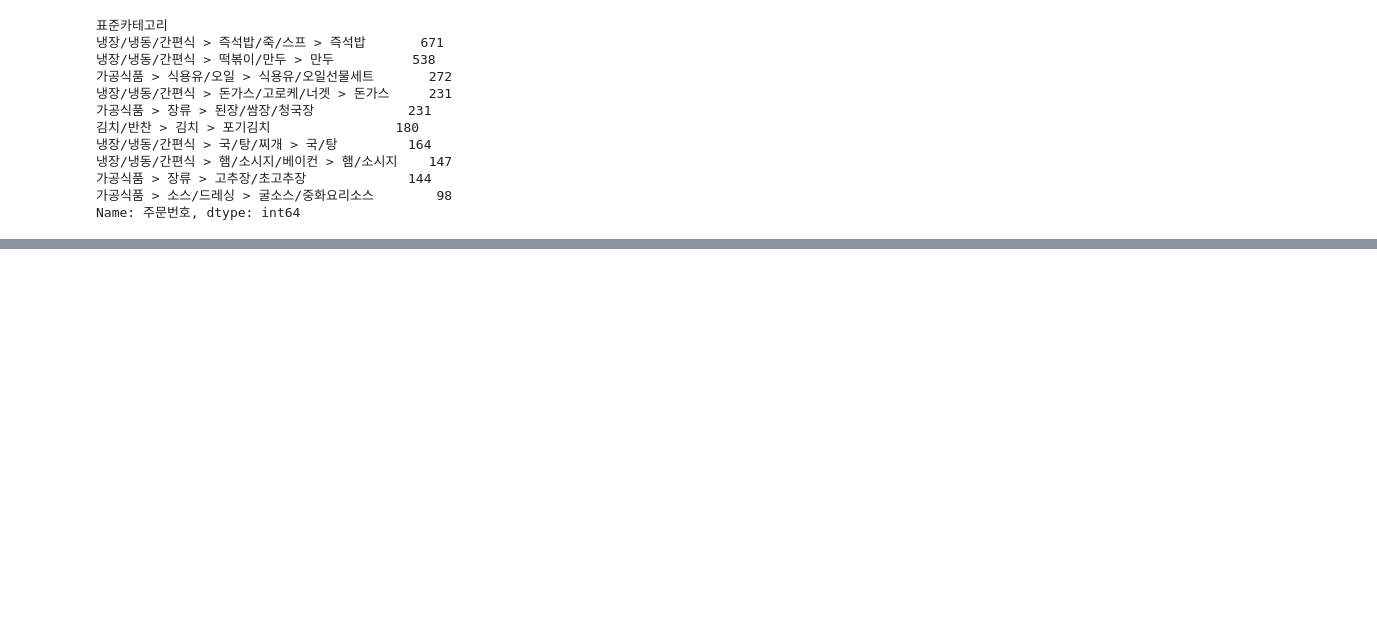
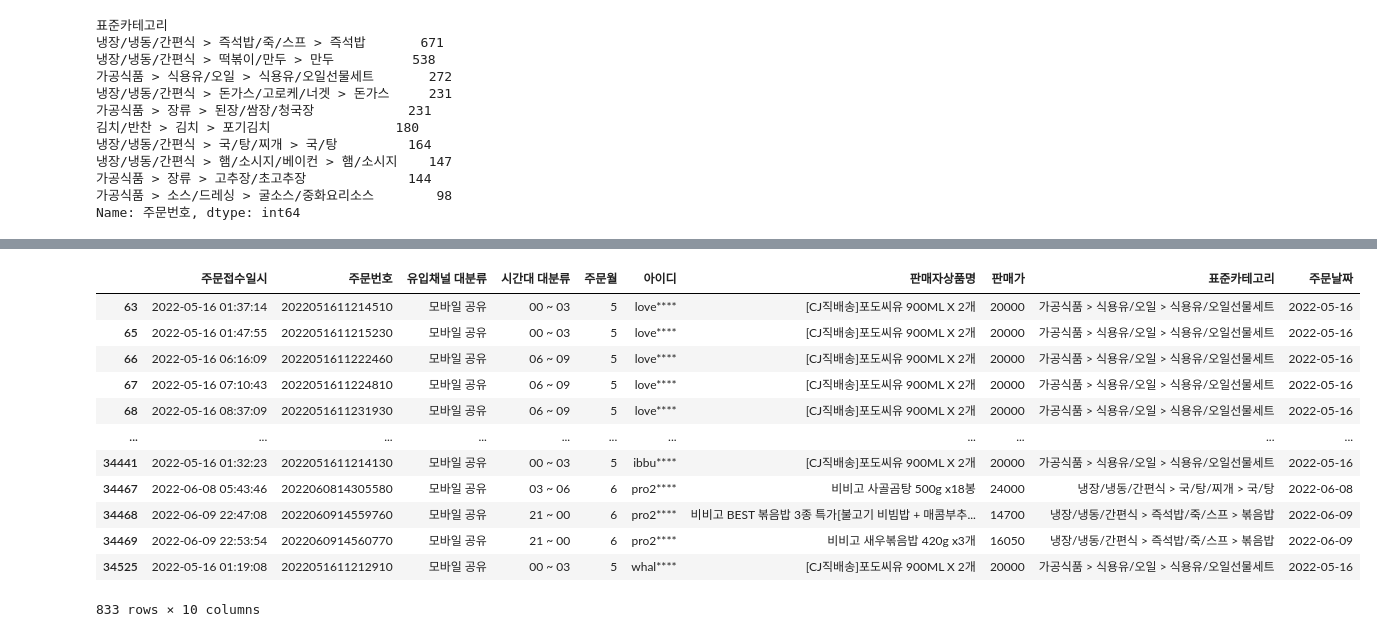
Before and after one commit to habbang8838/BDAA_treasure_in_data, a Jupyter notebook: 회원별_월별_분석_김유진.ipynb, the cells around one changed output, grey strips where cells are left out. Cells and saved outputs as stored; diff of their text form; code cells hidden in the pictures; blank space fills up the shorter version.

```diff
--- a/회원별_월별_분석_김유진.ipynb
+++ b/회원별_월별_분석_김유진.ipynb
@@ -793,0 +825,17 @@ Name: 주문번호, dtype: int64
+# %%
+df_id_m=df_id[df_id['유입채널 대분류']=="모바일 공유"]
+df_id_m
+# %% [output]
+|  | 주문접수일시 | 주문번호 | 유입채널 대분류 | 시간대 대분류 | 주문월 | 아이디 | 판매자상품명 | 판매가 | 표준카테고리 | 주문날짜 |
+| 63 | 2022-05-16 01:37:14 | 2022051611214510 | 모바일 공유 | 00 ~ 03 | 5 | love**** | [CJ직배송]포도씨유 900ML X 2개 | 20000 | 가공식품 > 식용유/오일 > 식용유/오일선물세트 | 2022-05-16 |
+| 65 | 2022-05-16 01:47:55 | 2022051611215230 | 모바일 공유 | 00 ~ 03 | 5 | love**** | [CJ직배송]포도씨유 900ML X 2개 | 20000 | 가공식품 > 식용유/오일 > 식용유/오일선물세트 | 2022-05-16 |
+| 66 | 2022-05-16 06:16:09 | 2022051611222460 | 모바일 공유 | 06 ~ 09 | 5 | love**** | [CJ직배송]포도씨유 900ML X 2개 | 20000 | 가공식품 > 식용유/오일 > 식용유/오일선물세트 | 2022-05-16 |
+| 67 | 2022-05-16 07:10:43 | 2022051611224810 | 모바일 공유 | 06 ~ 09 | 5 | love**** | [CJ직배송]포도씨유 900ML X 2개 | 20000 | 가공식품 > 식용유/오일 > 식용유/오일선물세트 | 2022-05-16 |
+| 68 | 2022-05-16 08:37:09 | 2022051611231930 | 모바일 공유 | 06 ~ 09 | 5 | love**** | [CJ직배송]포도씨유 900ML X 2개 | 20000 | 가공식품 > 식용유/오일 > 식용유/오일선물세트 | 2022-05-16 |
+| ... | ... | ... | ... | ... | ... | ... | ... | ... | ... | ... |
+| 34441 | 2022-05-16 01:32:23 | 2022051611214130 | 모바일 공유 | 00 ~ 03 | 5 | ibbu**** | [CJ직배송]포도씨유 900ML X 2개 | 20000 | 가공식품 > 식용유/오일 > 식용유/오일선물세트 | 2022-05-16 |
+| 34467 | 2022-06-08 05:43:46 | 2022060814305580 | 모바일 공유 | 03 ~ 06 | 6 | pro2**** | 비비고 사골곰탕 500g x18봉 | 24000 | 냉장/냉동/간편식 > 국/탕/찌개 > 국/탕 | 2022-06-08 |
+| 34468 | 2022-06-09 22:47:08 | 2022060914559760 | 모바일 공유 | 21 ~ 00 | 6 | pro2**** | 비비고 BEST 볶음밥 3종 특가[불고기 비빔밥 + 매콤부추... | 14700 | 냉장/냉동/간편식 > 즉석밥/죽/스프 > 볶음밥 | 2022-06-09 |
+| 34469 | 2022-06-09 22:53:54 | 2022060914560770 | 모바일 공유 | 21 ~ 00 | 6 | pro2**** | 비비고 새우볶음밥 420g x3개 | 16050 | 냉장/냉동/간편식 > 즉석밥/죽/스프 > 볶음밥 | 2022-06-09 |
+| 34525 | 2022-05-16 01:19:08 | 2022051611212910 | 모바일 공유 | 00 ~ 03 | 5 | whal**** | [CJ직배송]포도씨유 900ML X 2개 | 20000 | 가공식품 > 식용유/오일 > 식용유/오일선물세트 | 2022-05-16 |
+833 rows × 10 columns
```
Also changed, not shown: parts of 12 cells of this notebook.
